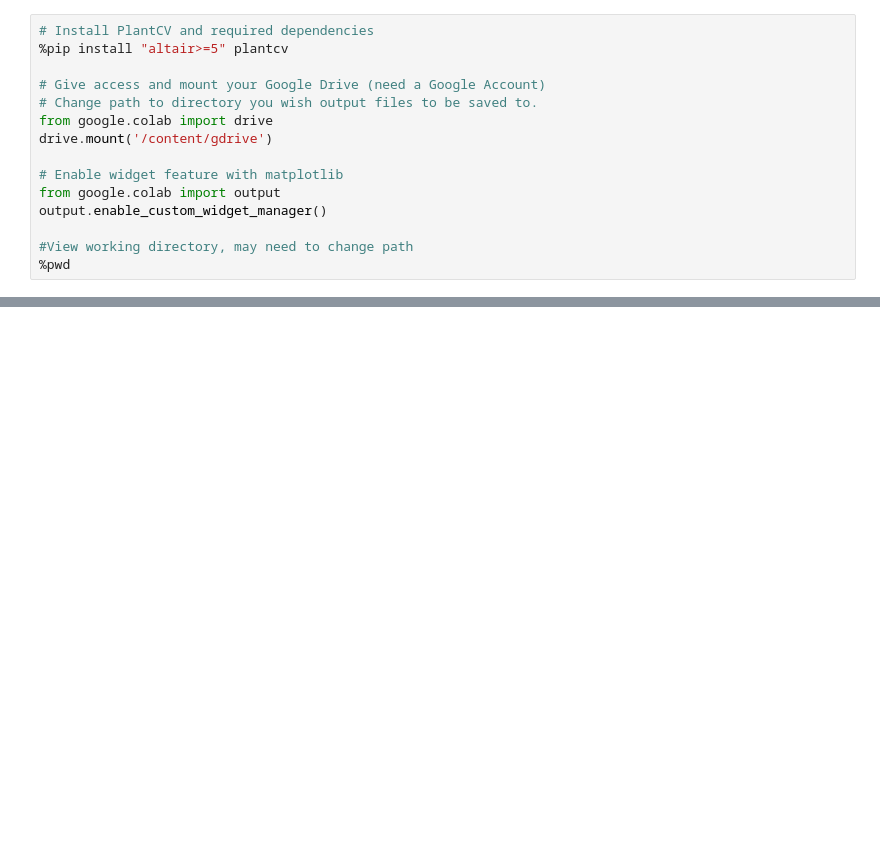
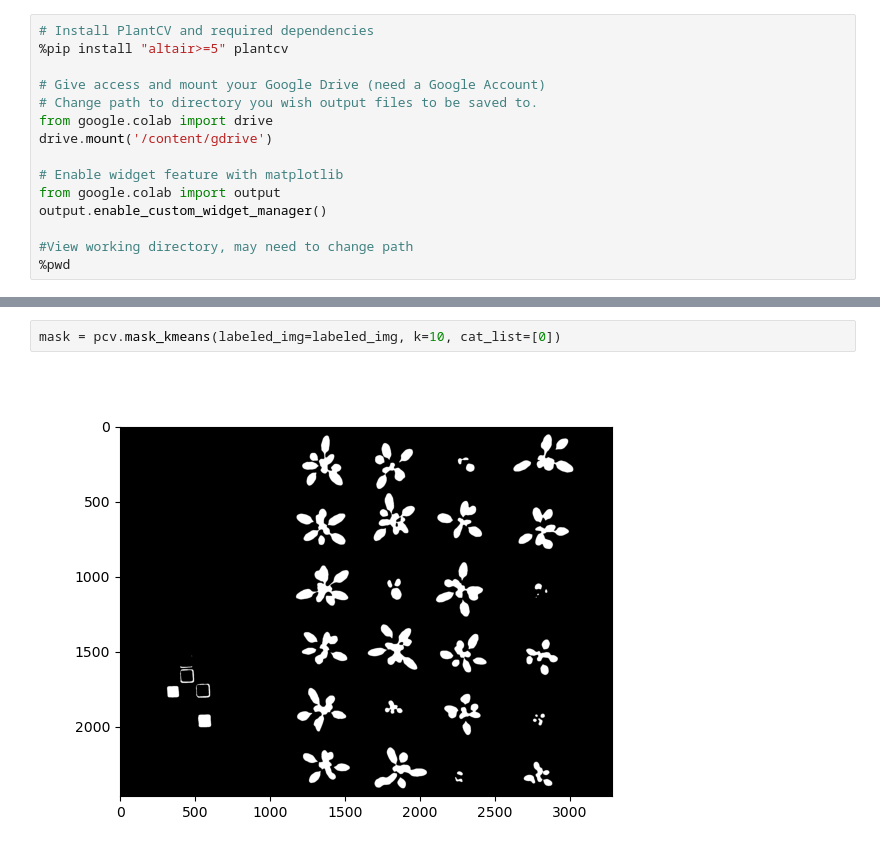
Before and after one commit to danforthcenter/plantcv-tutorial-unsupervised-ml, a Jupyter notebook: index-Colab.ipynb, the cells around one changed output, grey strips where cells are left out. Saved outputs shown, nothing was run; the diff lists cells and outputs as text; blank space fills up the shorter version.

```diff
--- a/index-Colab.ipynb
+++ b/index-Colab.ipynb
@@ -89,0 +84,4 @@ Inputs:
+# %%
+mask = pcv.mask_kmeans(labeled_img=labeled_img, k=10, cat_list=[0])
+# %% [output]
+[figure, added]
```
Also changed, not shown: parts of 24 cells of this notebook.
